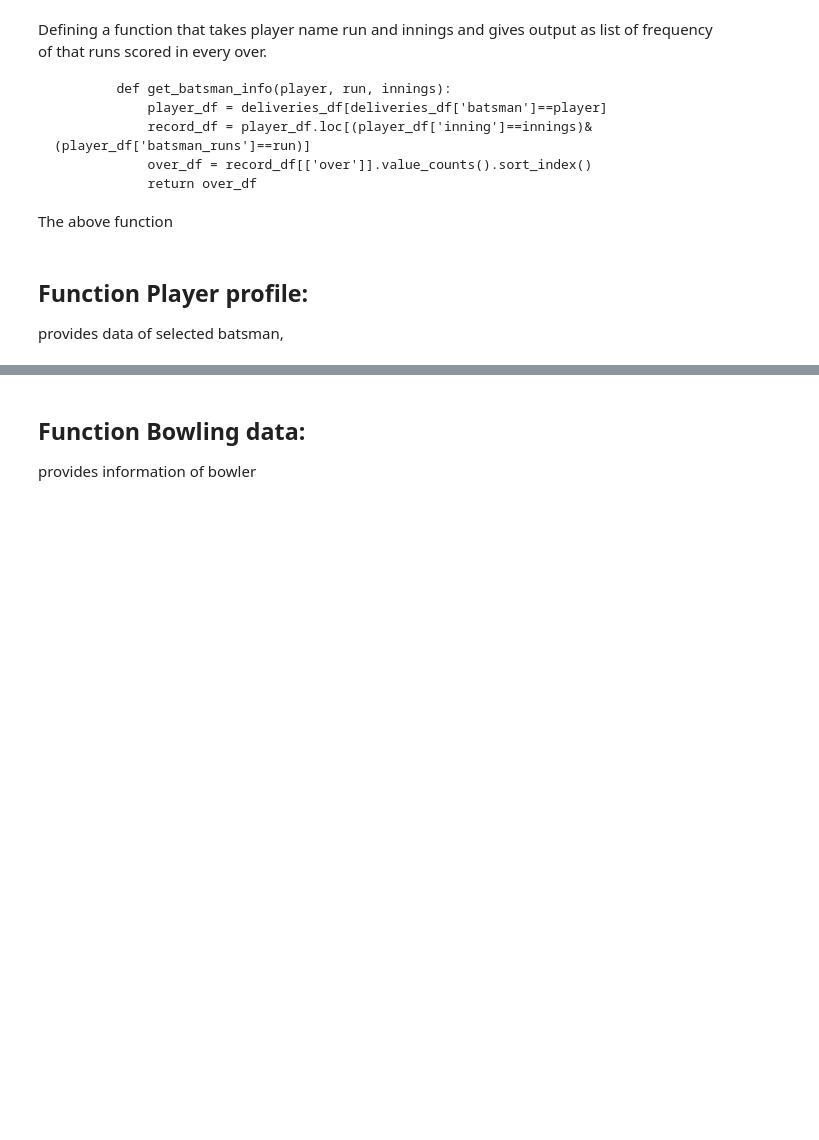
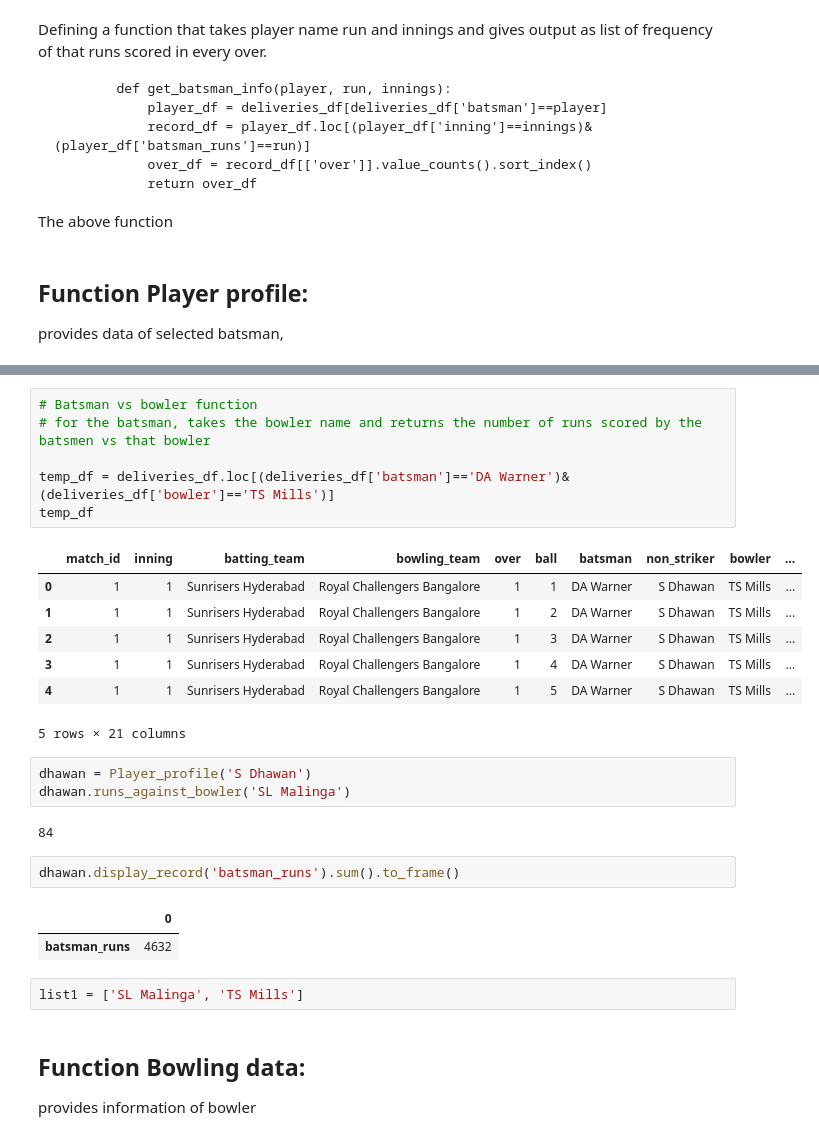
Before and after one commit to Utkarsh736/IPL_Data_Analysis, a Jupyter notebook: Template.ipynb, the cells around one changed output, grey strips where cells are left out. Cells and saved outputs as stored; diff of their text form; blank space fills up the shorter version.

Commit message:
Function to display total runs against a bowler

```diff
--- a/Template.ipynb
+++ b/Template.ipynb
@@ -66,3 +76,29 @@ class Player_profile():
+# %%
+# Batsman vs bowler function
+# for the batsman, takes the bowler name and returns the number of runs scored by the batsmen vs that bowler
+
+temp_df = deliveries_df.loc[(deliveries_df['batsman']=='DA Warner')&(deliveries_df['bowler']=='TS Mills')]
+temp_df
+# %% [output]
+|  | match_id | inning | batting_team | bowling_team | over | ball | batsman | non_striker | bowler | ... |
+| 0 | 1 | 1 | Sunrisers Hyderabad | Royal Challengers Bangalore | 1 | 1 | DA Warner | S Dhawan | TS Mills | ... |
+| 1 | 1 | 1 | Sunrisers Hyderabad | Royal Challengers Bangalore | 1 | 2 | DA Warner | S Dhawan | TS Mills | ... |
+| 2 | 1 | 1 | Sunrisers Hyderabad | Royal Challengers Bangalore | 1 | 3 | DA Warner | S Dhawan | TS Mills | ... |
+| 3 | 1 | 1 | Sunrisers Hyderabad | Royal Challengers Bangalore | 1 | 4 | DA Warner | S Dhawan | TS Mills | ... |
+| 4 | 1 | 1 | Sunrisers Hyderabad | Royal Challengers Bangalore | 1 | 5 | DA Warner | S Dhawan | TS Mills | ... |
+5 rows × 21 columns
+# %%
+dhawan = Player_profile('S Dhawan')
+dhawan.runs_against_bowler('SL Malinga')
+# %% [output]
+84
+# %%
+dhawan.display_record('batsman_runs').sum().to_frame()
+# %% [output]
+|  | 0 |
+| batsman_runs | 4632 |
+# %%
+list1 = ['SL Malinga', 'TS Mills']
 # %% [markdown]
 ## Function Bowling data:
 provides information of bowler
```
Also changed, not shown: parts of 5 cells of this notebook, 1 other file.
